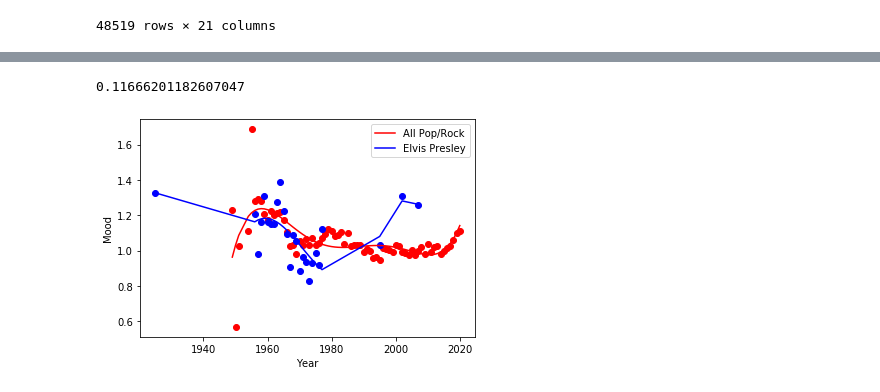
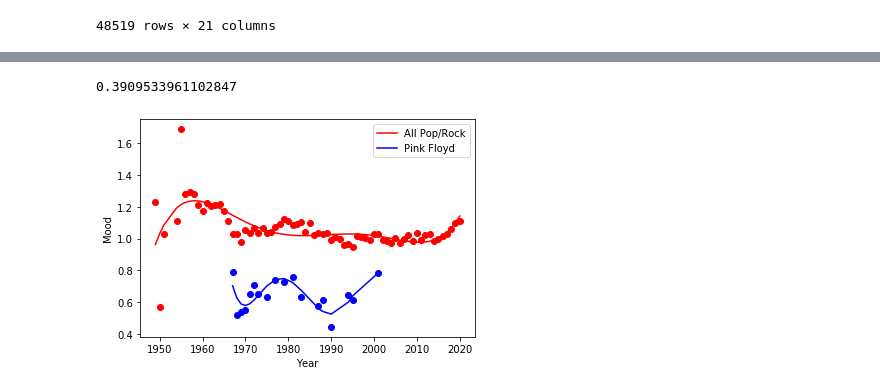
Before and after one commit to Wichaelian/ICM-2021, a Jupyter notebook: 2021_ICM_Problem_D_Data/Bullet 6.ipynb, the cells around one changed output, grey strips where cells are left out. Cells and saved outputs as stored; diff of their text form; code cells hidden in the pictures.

```diff
--- a/2021_ICM_Problem_D_Data/Bullet 6.ipynb
+++ b/2021_ICM_Problem_D_Data/Bullet 6.ipynb
@@ -272,8 +270,6 @@ def importancetoPR(name):
     prMeans = prMeans[prMeans['year'].isin(list(ns['year']))]
     prMeans = prMeans.reset_index(drop=True)
     for count, val in enumerate(prMeans['mood']):
-        diff += abs(val - ns['mood'][count])
-    if diff == 0:
-        return 0
-    return diff/len(prMeans)
+        diff += (val - ns['mood'][count]) ** 2
+    return diff
 # %%
@@ -333,5 +332,5 @@ prLegendsDF
-# %%
-importancetoPR('Elvis Presley')
-# %% [output]
-0.11666201182607047
-[figure, removed]
+# %%
+importancetoPR('Pink Floyd')
+# %% [output]
+0.3909533961102847
+[figure, added]
```
Also changed, not shown: parts of 3 cells of this notebook.
